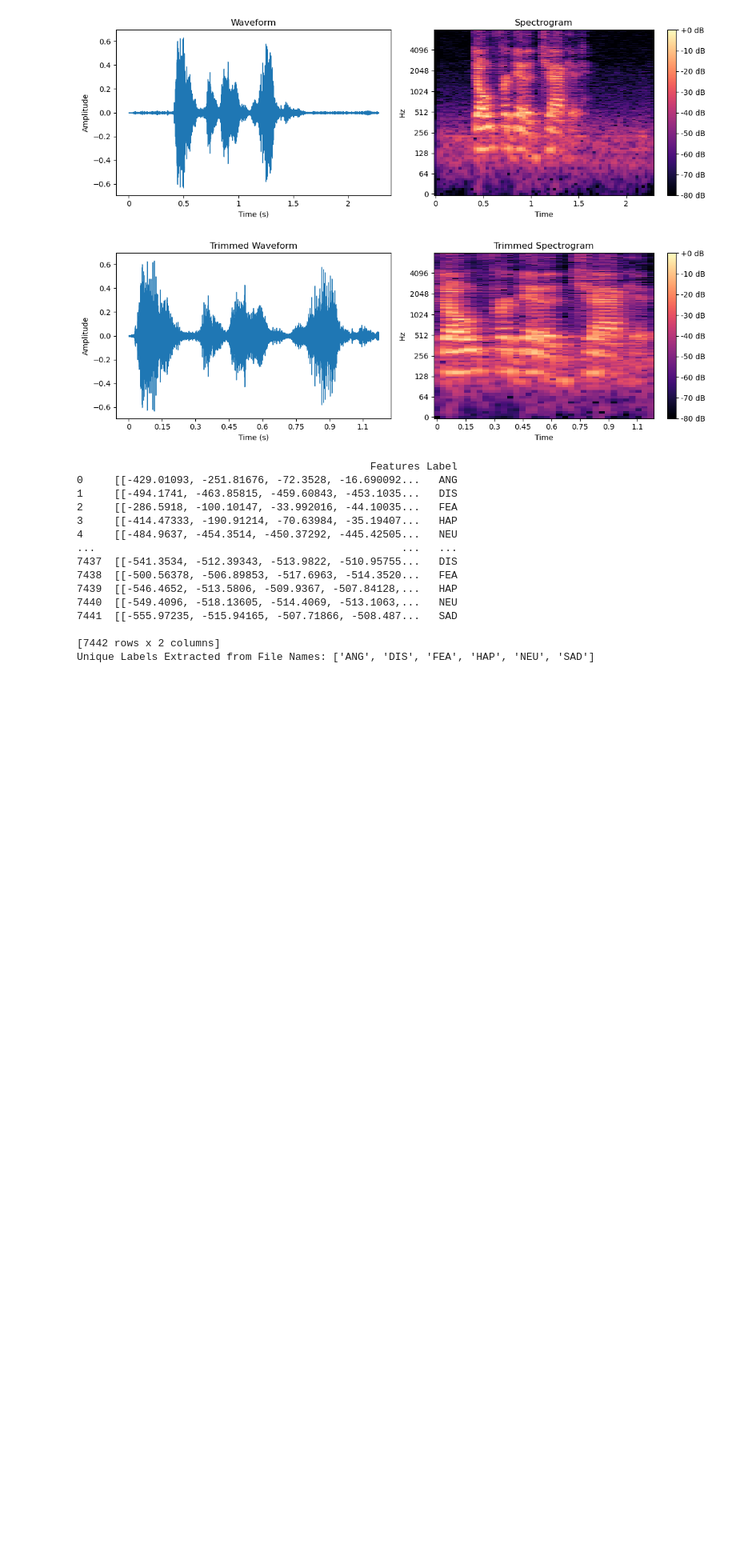
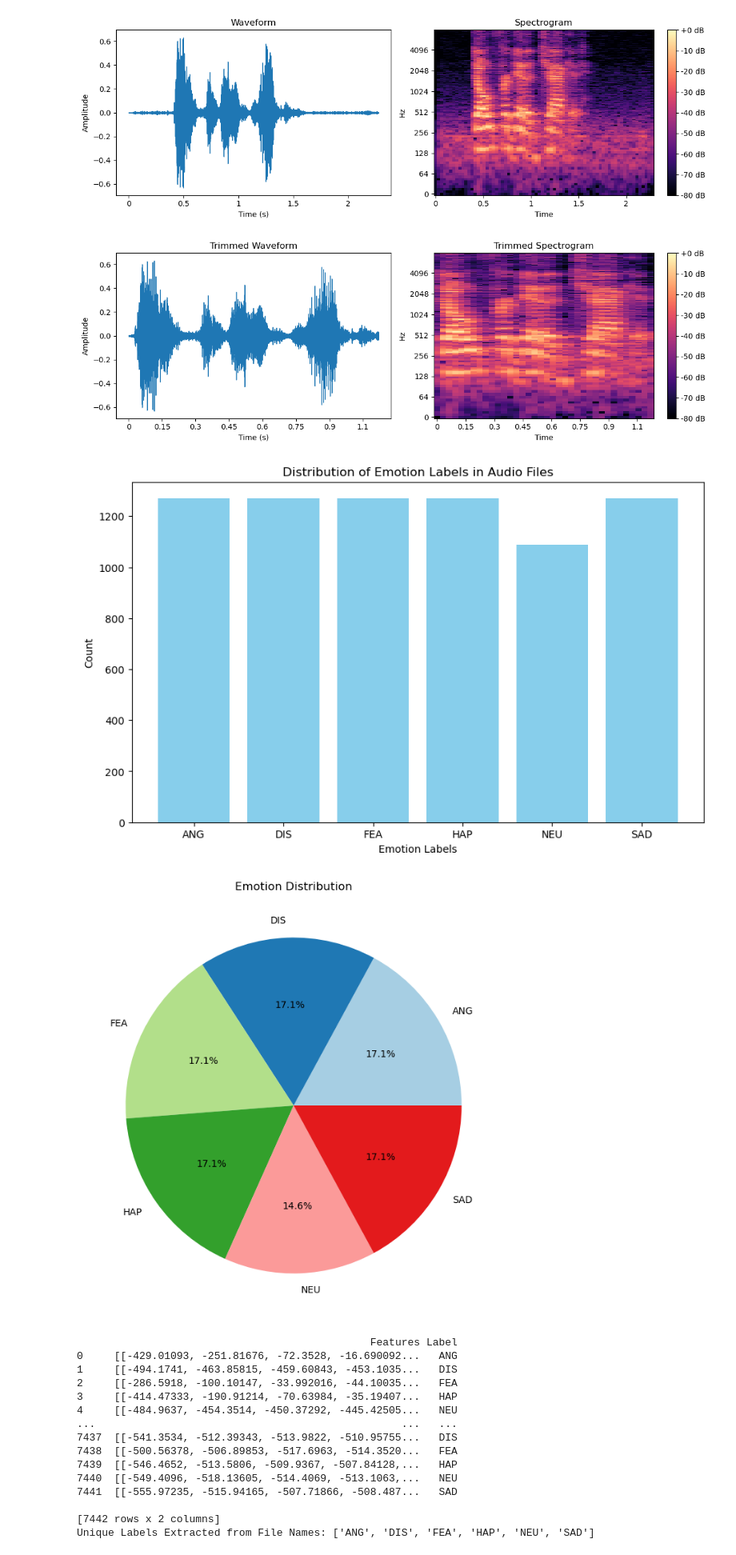
Before and after one commit to navanodonavan/MSAAI501FinalProject_Group7, a Jupyter notebook: AAI_501_Final_Project_G7_CNN_LSTM.ipynb, the cells around one changed output. Shown: that part at 80% size. Cells and saved outputs as stored; diff of their text form; code cells hidden in the pictures; blank space fills up the shorter version.

```diff
--- a/AAI_501_Final_Project_G7_CNN_LSTM.ipynb
+++ b/AAI_501_Final_Project_G7_CNN_LSTM.ipynb
@@ -91,5 +91,39 @@ File: 1001_DFA_ANG_XX.wav, Duration before trimming: 2.28s, Duration after trimm
 Original and trimmed waveform for 1001_DFA_ANG_XX.wav
 [figure]
 [figure]
+# %%
+import os
+import matplotlib.pyplot as plt
+from collections import Counter
+
+# Set the path to your AudioSubset folder
+audio_speech = 'AudioWav'
+
+# Extract labels from file names
+labels = []
+for file_name in os.listdir(audio_speech):
+    if file_name.endswith('.wav'):
+        label = file_name.split('_')[2]  # Assuming the label is the 3rd part of the file name
+        labels.append(label)
+
+# Count occurrences of each label
+label_counts = Counter(labels)
+
+# Plot the distribution as a bar chart
+plt.figure(figsize=(10, 6))
+plt.bar(label_counts.keys(), label_counts.values(), color='skyblue')
+plt.xlabel('Emotion Labels')
+plt.ylabel('Count')
+plt.title('Distribution of Emotion Labels in Audio Files')
+plt.show()
+
+# Optional: Plot as a pie chart
+plt.figure(figsize=(8, 8))
+plt.pie(label_counts.values(), labels=label_counts.keys(), autopct='%1.1f%%', colors=plt.cm.Paired.colors)
+plt.title('Emotion Distribution')
+plt.show()
+# %% [output]
+[figure, added]
+[figure, added]
 # %%
 # Function to extract MFCCs with time dimension
```
Also changed, not shown: parts of 7 cells of this notebook.
